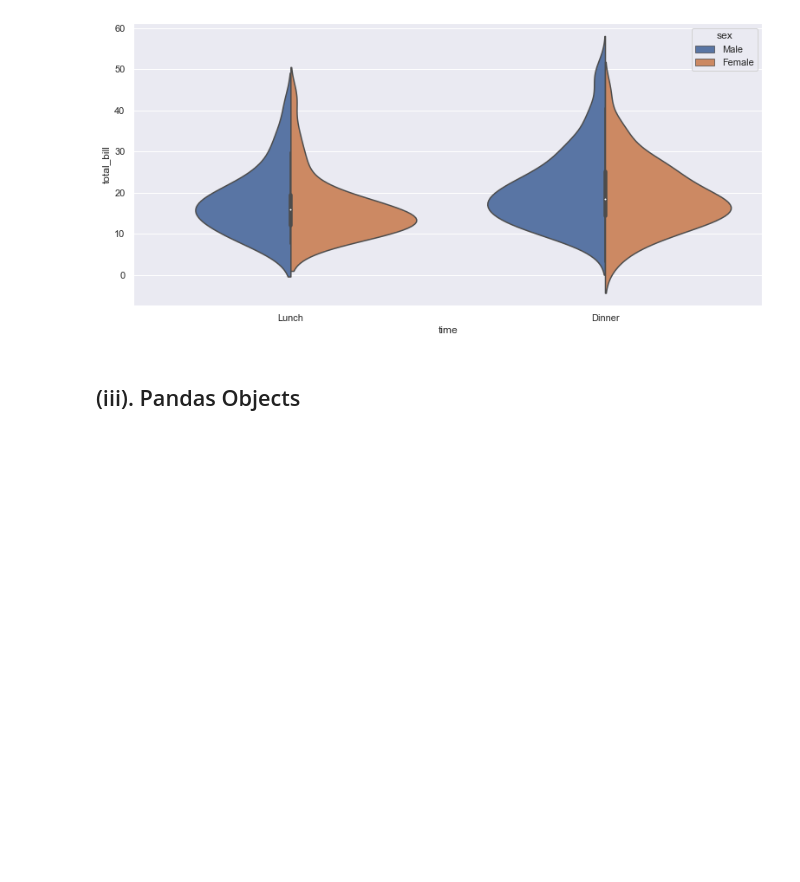
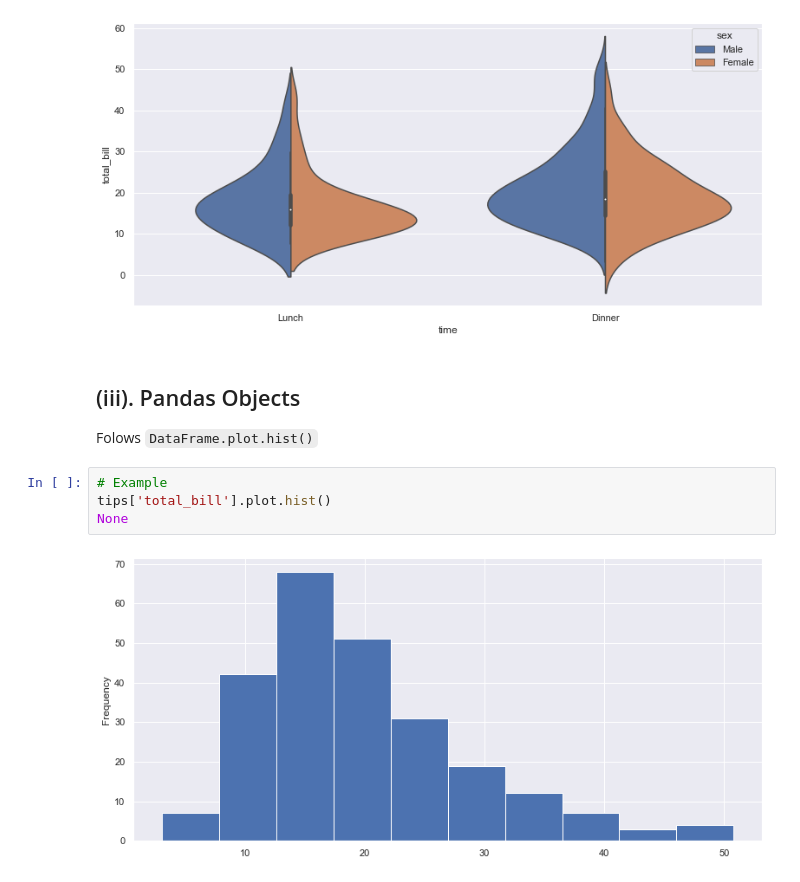
Before and after one commit to stephenkipkurui/Data-Science-Playground, a Jupyter notebook: Pandas4Everyone/Visualizations .ipynb, the cells around one changed output. Cells and saved outputs as stored; diff of their text form; blank space fills up the shorter version.

```diff
--- a/Pandas4Everyone/Visualizations .ipynb
+++ b/Pandas4Everyone/Visualizations .ipynb
@@ -649,3 +649,11 @@ plt.show()
 [figure]
 # %% [markdown]
 ## (iii). Pandas Objects
+
+Folows `DataFrame.plot.hist()`
+# %%
+# Example
+tips['total_bill'].plot.hist()
+None
+# %% [output]
+[figure, added]
```
Also changed, not shown: parts of 1 cell of this notebook.
